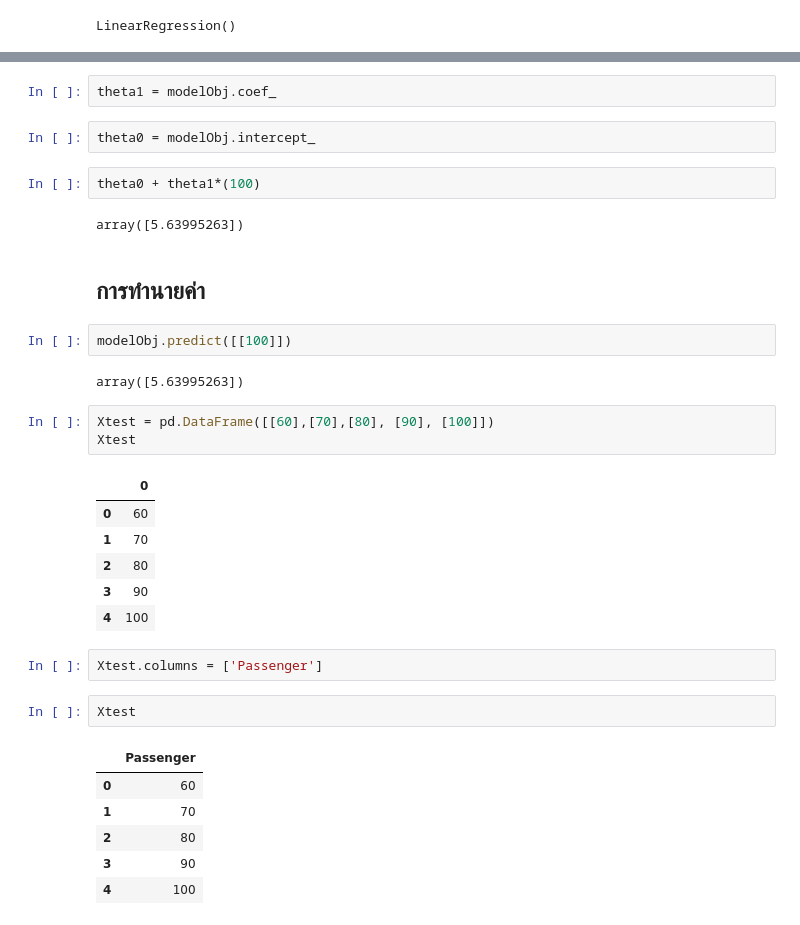
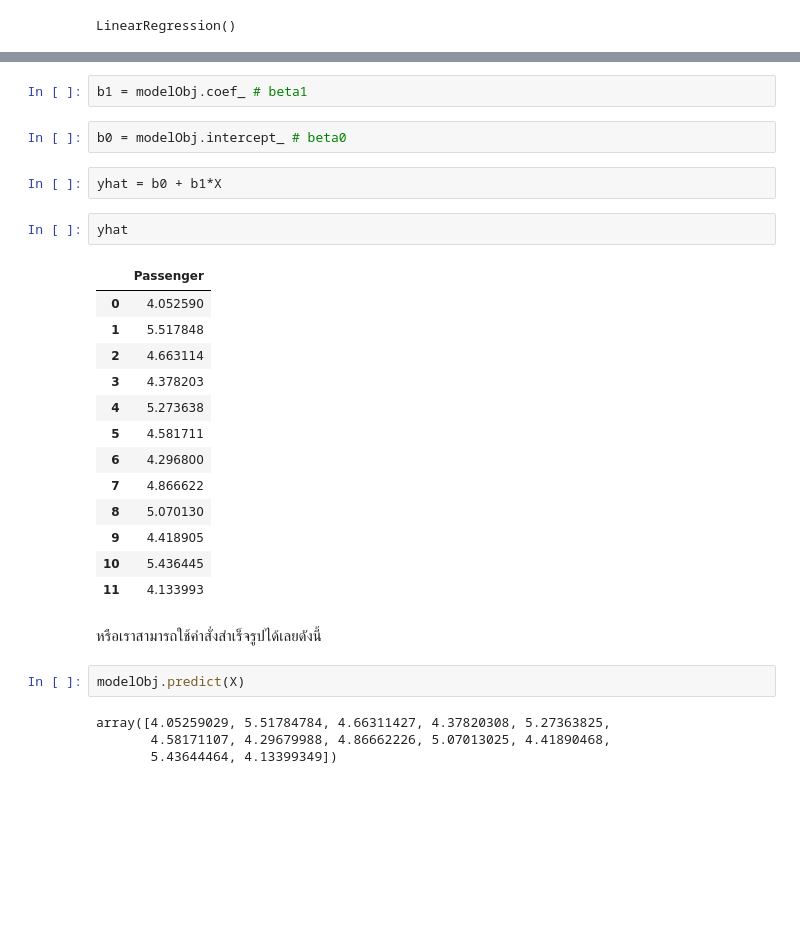
Before and after one commit to toche7/DSEssentials, a Jupyter notebook: Lab2LinearRegression.ipynb, the cells around one changed output, grey strips where cells are left out. Cells and saved outputs as stored; diff of their text form; blank space fills up the shorter version.

```diff
--- a/Lab2LinearRegression.ipynb
+++ b/Lab2LinearRegression.ipynb
@@ -190,35 +82,30 @@ y = theta0 + theta1*X
 # %%
-theta1 = modelObj.coef_
+b1 = modelObj.coef_ # beta1
 # %%
-theta0 = modelObj.intercept_
+b0 = modelObj.intercept_ # beta0
-# %%
-theta0 + theta1*(100)
-# %% [output]
-array([5.63995263])
-# %% [markdown]
-## การทำนายค่า
+# %%
+yhat = b0 + b1*X
+# %%
+yhat
+# %% [output]
+|  | Passenger |
+| 0 | 4.052590 |
+| 1 | 5.517848 |
+| 2 | 4.663114 |
+| 3 | 4.378203 |
+| 4 | 5.273638 |
+| 5 | 4.581711 |
+| 6 | 4.296800 |
+| 7 | 4.866622 |
+| 8 | 5.070130 |
+| 9 | 4.418905 |
+| 10 | 5.436445 |
+| 11 | 4.133993 |
+# %% [markdown]
+หรือเราสามารถใช้คำสั่งสำเร็จรูปได้เลยดังนี้
 # %%
-modelObj.predict([[100]])
+modelObj.predict(X)
 # %% [output]
-array([5.63995263])
+array([4.05259029, 5.51784784, 4.66311427, 4.37820308, 5.27363825,
+       4.58171107, 4.29679988, 4.86662226, 5.07013025, 4.41890468,
+       5.43644464, 4.13399349])
-# %%
-Xtest = pd.DataFrame([[60],[70],[80], [90], [100]])
-Xtest
-# %% [output]
-|  | 0 |
-| 0 | 60 |
-| 1 | 70 |
-| 2 | 80 |
-| 3 | 90 |
-| 4 | 100 |
-# %%
-Xtest.columns = ['Passenger']
-# %%
-Xtest
-# %% [output]
-|  | Passenger |
-| 0 | 60 |
-| 1 | 70 |
-| 2 | 80 |
-| 3 | 90 |
-| 4 | 100 |
```
Also changed, not shown: parts of 46 cells of this notebook.
